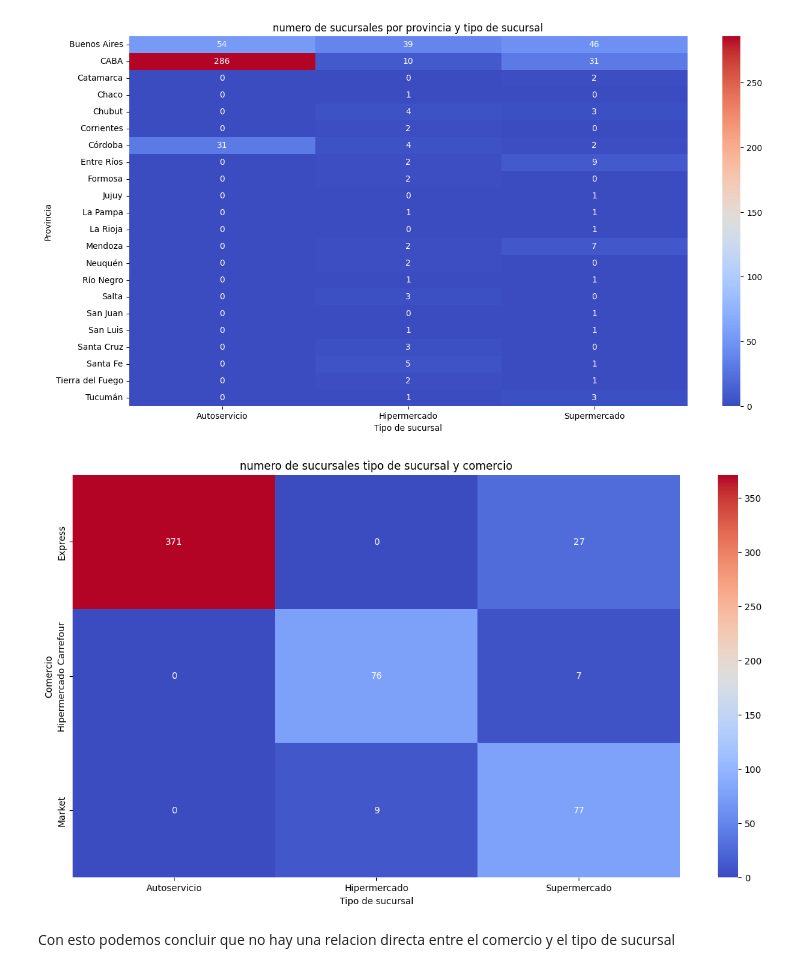
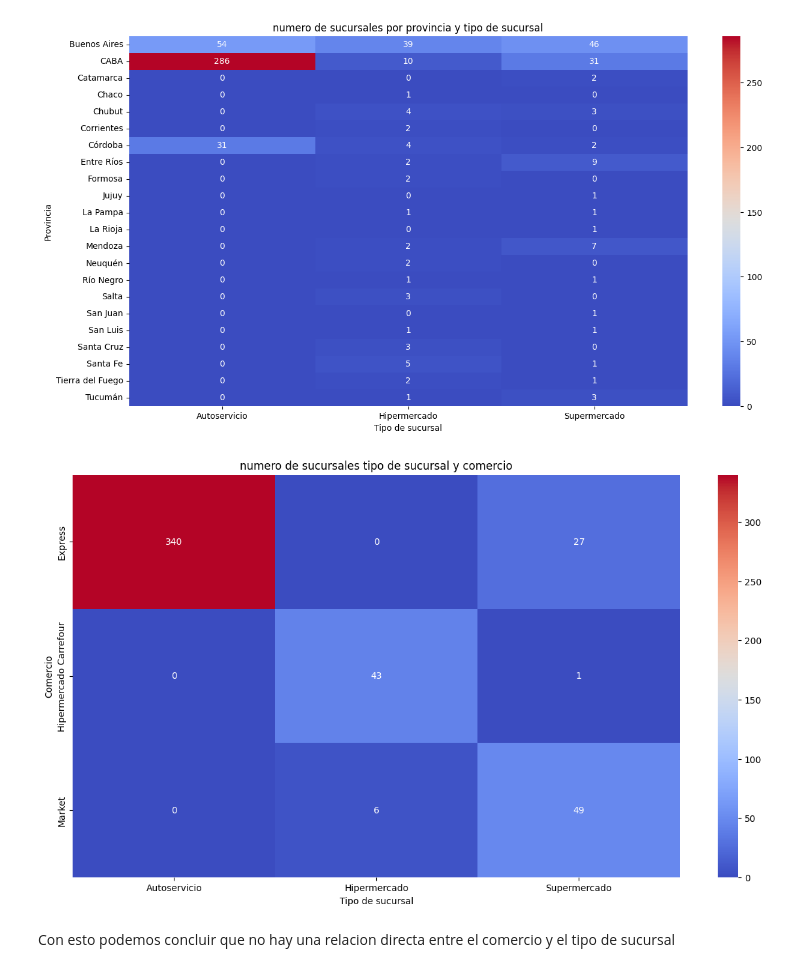
Before and after one commit to CEIA-MBer-ATacc/ceia_add_tps, a Jupyter notebook: TP1/analisis_prod_tipo_comercio/sucursales/TP1_sucursales.ipynb, the cells around one changed output. Drawn from its saved outputs; the diff is of its cells as text; code cells hidden in the pictures.

```diff
--- a/TP1/analisis_prod_tipo_comercio/sucursales/TP1_sucursales.ipynb
+++ b/TP1/analisis_prod_tipo_comercio/sucursales/TP1_sucursales.ipynb
@@ -288,17 +290,22 @@ plt.ylabel('Provincia')
 plt.show()
 # %% [output]
 [figure]
+# %%
+s = sucursales_df[
+    (sucursales_df['sucursales_provincia'] == 'Buenos Aires') |
+    (sucursales_df['sucursales_provincia'] == 'CABA')
+]
 # %%
 plt.figure(figsize=(15, 8))
-cross_tab = pd.crosstab(sucursales_df['comercio_bandera_nombre'], sucursales_df['sucursales_tipo'])
+cross_tab = pd.crosstab(s['comercio_bandera_nombre'], s['sucursales_tipo'])
 sns.heatmap(cross_tab, annot=True, fmt='d', cmap='coolwarm')
 plt.title('numero de sucursales tipo de sucursal y comercio')
 plt.xlabel('Tipo de sucursal')
 plt.ylabel('Comercio')
 
 plt.show()
 # %% [output]
-[figure, old version]
+[figure, new version]
 # %% [markdown]
 Con esto podemos concluir que no hay una relacion directa entre el comercio y el tipo de sucursal
 # %% [markdown]
```
Also changed, not shown: parts of 2 cells of this notebook, 1 other file.
